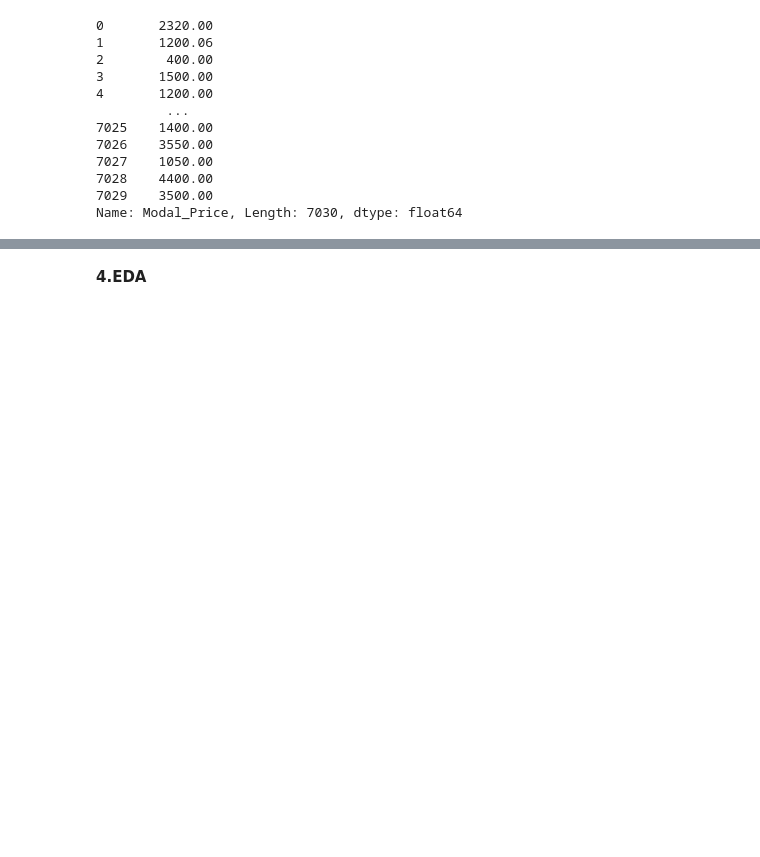
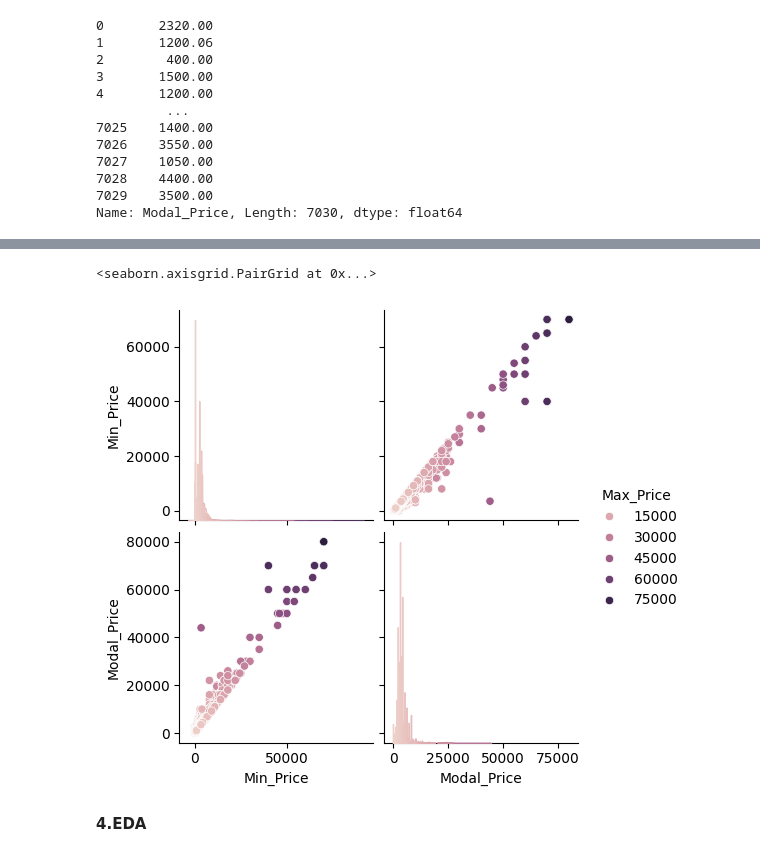
Before and after one commit to RanaSumedha/Python, a Jupyter notebook: Mandi_ca.ipynb, the cells around one changed output, grey strips where cells are left out. Cells and saved outputs as stored; diff of their text form; code cells hidden in the pictures; blank space fills up the shorter version.

```diff
--- a/Mandi_ca.ipynb
+++ b/Mandi_ca.ipynb
@@ -146,3 +155,8 @@ KeyError: 'state'
+# %%
+sns.pairplot(data,hue='Max_Price')
+# %% [output]
+<seaborn.axisgrid.PairGrid at 0x...>
+[figure, added]
 # %% [markdown]
 **4.EDA**
 # %%
```
Also changed, not shown: parts of 3 cells of this notebook.
